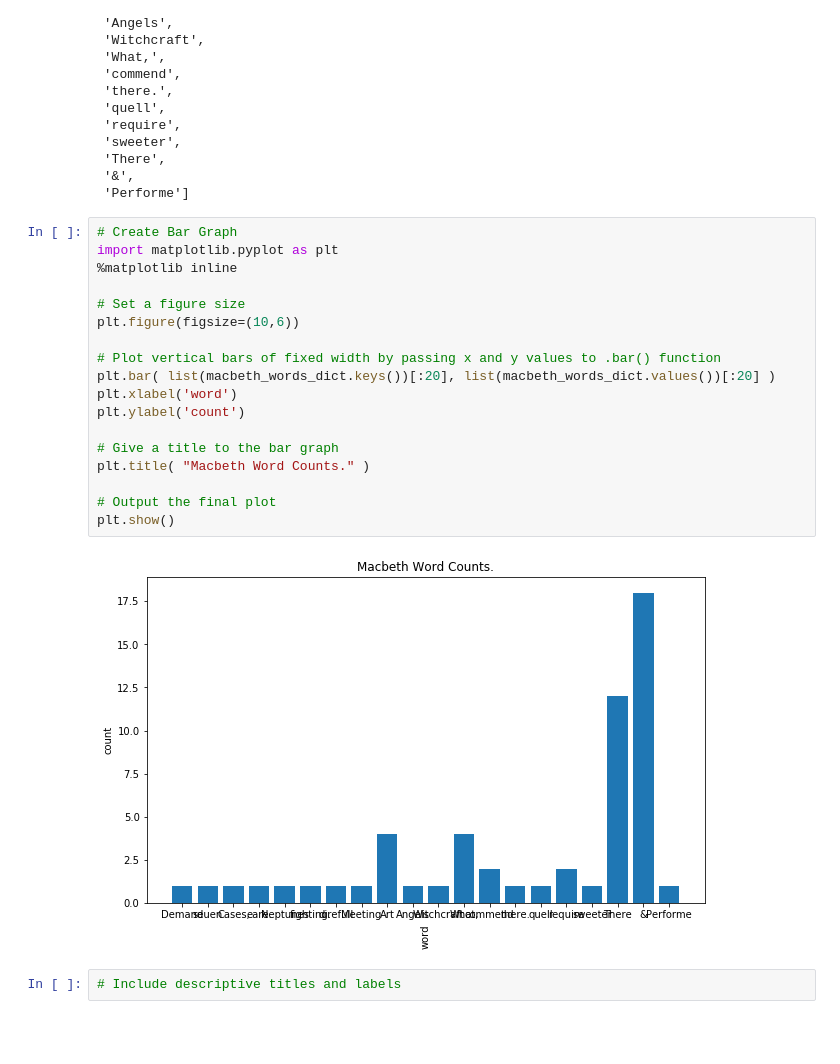
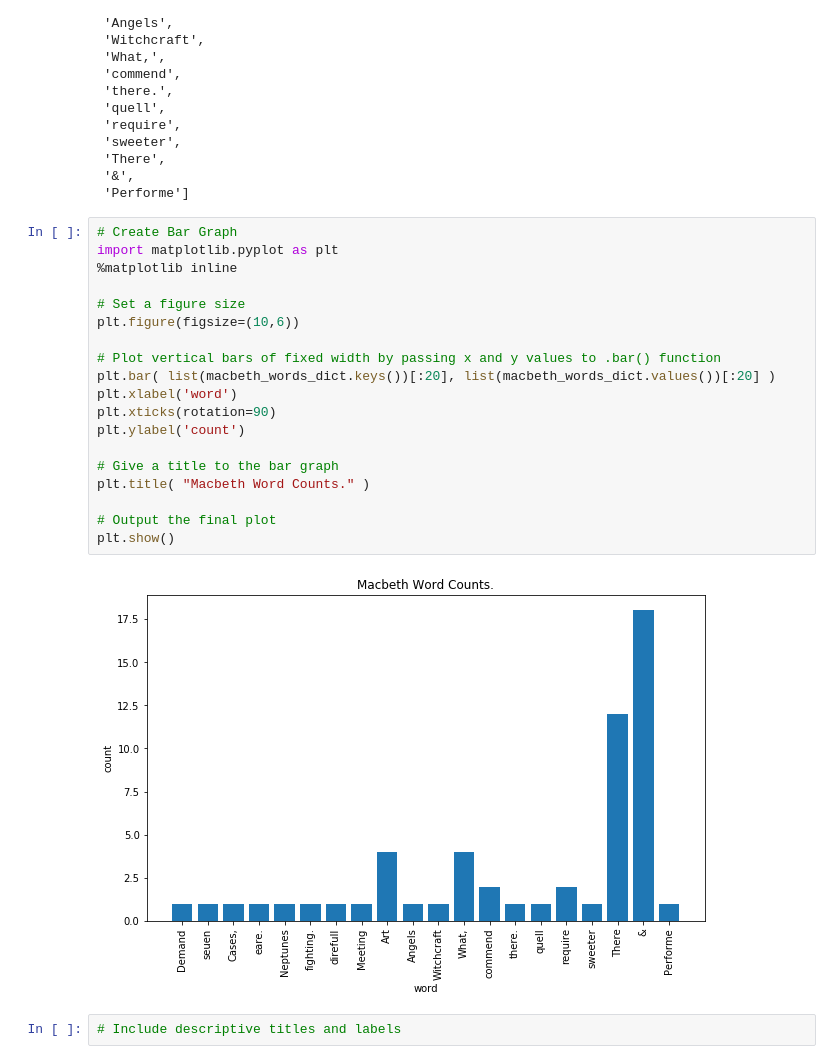
Before and after one commit to MangrobanGit/dsc-0-01-23-project-lab-seattle-ds-career-040119, a Jupyter notebook: index.ipynb, the cells around one changed output. Saved outputs shown, nothing was run; the diff lists cells and outputs as text; blank space fills up the shorter version.

```diff
--- a/index.ipynb
+++ b/index.ipynb
@@ -149,23 +149,24 @@ listy[:20]
 # %%
 # Create Bar Graph
 import matplotlib.pyplot as plt
 %matplotlib inline
 
 # Set a figure size
 plt.figure(figsize=(10,6))
 
 # Plot vertical bars of fixed width by passing x and y values to .bar() function
 plt.bar( list(macbeth_words_dict.keys())[:20], list(macbeth_words_dict.values())[:20] )
 plt.xlabel('word')
+plt.xticks(rotation=90)
 plt.ylabel('count')
 
 # Give a title to the bar graph
 plt.title( "Macbeth Word Counts." )
 
 # Output the final plot
 plt.show()
 # %% [output]
-[figure, old version]
+[figure, new version]
 # %%
 # Include descriptive titles and labels
 # %% [markdown]
```
